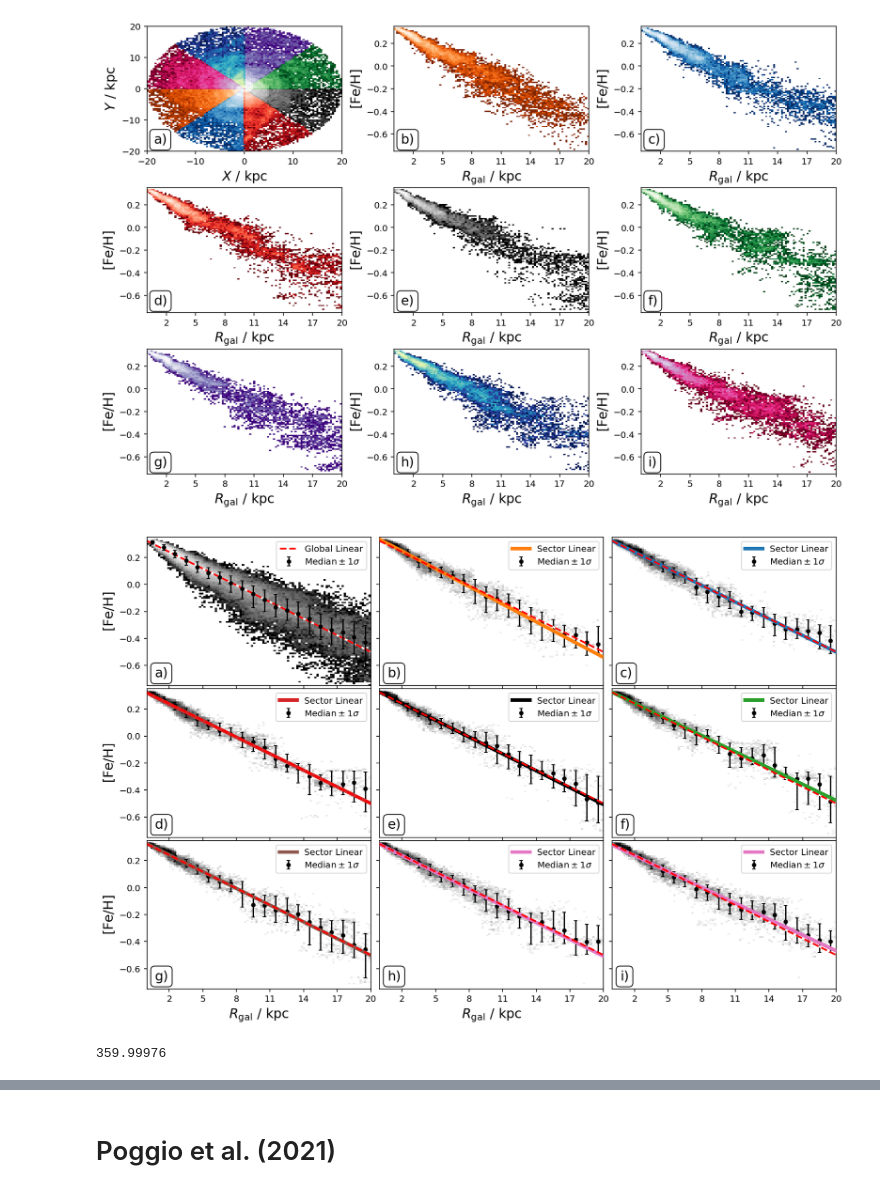
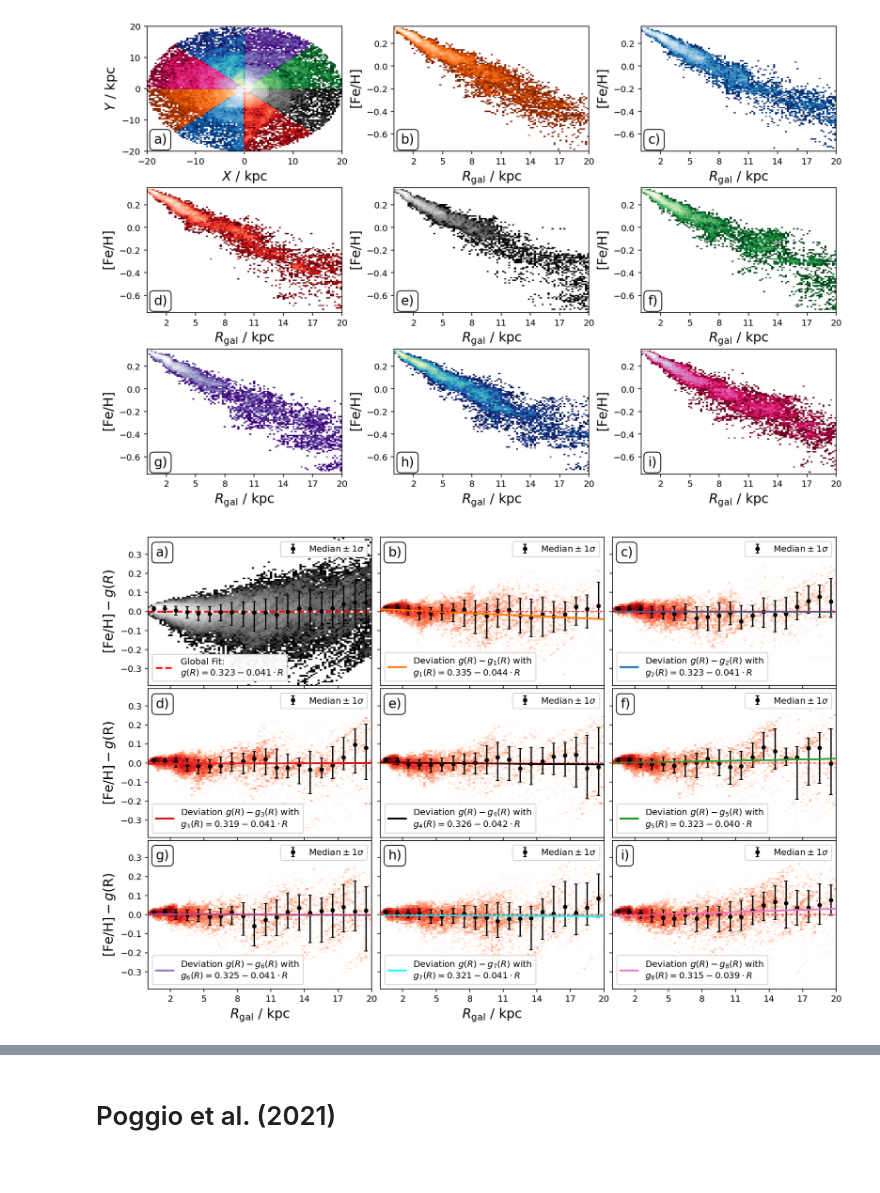
Before and after one commit to svenbuder/nihao_radial_metallicity_gradients, a Jupyter notebook: nihao_radial_metallicity_gradients.ipynb, the cells around one changed output, grey strips where cells are left out. Saved outputs shown, nothing was run; the diff lists cells and outputs as text; code cells hidden in the pictures.

Commit message:
change sector plots from fe_h to delta fe_h for better visibility

```diff
--- a/nihao_radial_metallicity_gradients.ipynb
+++ b/nihao_radial_metallicity_gradients.ipynb
@@ -419,15 +419,16 @@ plt.close()
 # %% [output]
 [figure]
 # %%
-f, axes = plt.subplots(3,3,figsize=(12,8),sharex=True,sharey=True)
+f, axes = plt.subplots(3,3,figsize=(12,8), sharex=True,sharey=True)
 
 axes = axes.flatten()
 
 ax = axes[0]
-ax.text(0.035,0.04,panels[0],fontsize=15,transform=ax.transAxes,va='bottom',ha='left',bbox=dict(boxstyle='round', facecolor='w', alpha=0.95))
-ax.set_ylabel(r'$\mathrm{[Fe/H]}$')
+ax.text(0.035,0.94,panels[0],fontsize=15,transform=ax.transAxes,va='top',ha='left',bbox=dict(boxstyle='round', facecolor='w', alpha=0.95))
+ax.set_ylabel(r'$\mathrm{[Fe/H]} - g(R)$')
 
 R_max = 20
+feh_minmax = 0.39
 
 in_range = (
     (sim_stars['R'] < R_max) &
@@ -447,15 +448,16 @@ sim_stars['Fe_H_residuals'] = sim_stars['Fe_H'] - sim_stars['Fe_H_linear_model']
 
 ax.hist2d(
     sim_stars['R'][in_range],
-    sim_stars['Fe_H'][in_range],
+    sim_stars['Fe_H_residuals'][in_range],
     cmin = 1, cmap = 'Greys_r',
     norm = LogNorm(),
-    bins = (np.linspace(0,20,100),np.linspace(-0.75,0.35,100)),
+    bins = (np.linspace(0,20,100),np.linspace(-feh_minmax,feh_minmax,100)),
     zorder = 1
 )
 
 R_line = np.linspace(0,R_max,100).reshape(-1, 1)
-Fe_H_line = model_global.predict(R_line)
+# Fe_H_line = model_global.predict(R_line)
+Fe_H_line = np.zeros(len(R_line))
 
 ax.plot(
     R_line,
@@ -463,13 +465,12 @@ ax.plot(
     c = 'w',lw=2,
     zorder = 2
 )
-ax.plot(
+s2 = ax.plot(
     R_line,
     Fe_H_line,
     c = 'r',lw=2,ls='dashed',
-    zorder = 2, label = 'Global Linear'
+    zorder = 2, label = 'Global Fit:\n'+r'$g(R) = '+"{:.3f}".format(model_global.intercept_)+' '+"{:.3f}".format(model_global.coef_[0])+'\cdot R$'
 )
-
 
 R_bins = np.linspace(0,R_max,21)
 
@@ -481,39 +482,46 @@ for R_index, (R_bin_min, R_bin_max) in enumerate(zip(R_bins[:-1],R_bins[1:])):
         (sim_stars['age'] < 1.0)
     )
 
-    perc = np.percentile(sim_stars['Fe_H'][in_R],q=[16,50,84])
+    perc = np.percentile(sim_stars['Fe_H_residuals'][in_R],q=[16,50,84])
 
     if R_index == 0:
         label = r'$\mathrm{Median}\pm 1 \sigma$'
     else:
         label = '_nolegend_'
 
-    ax.errorbar(
+    s = ax.errorbar(
         0.5*(R_bin_min+R_bin_max),
         perc[1],
         yerr = [[perc[1]-perc[0]],[perc[2]-perc[1]]],
         c = 'k',ms=4,fmt='o',label = label,
         capsize=2, zorder = 3
     )
+    if R_index == 0:
+        legend_labels = []
+        legend_labels.append(s)
 
+legend_labels.append(s2)
 
-ax.legend(loc='upper right',fontsize=10)
+legend2 = ax.legend(handles=legend_labels[:1], loc='upper right',fontsize=10, framealpha=0.95)
+ax.add_artist(legend2)
+
+ax.legend(handles=legend_labels[1], loc='lower left',fontsize=10, framealpha=0.95)
 
 # colormaps = ['Oranges_r', 'Blues_r', 'Reds_r', 'Greys_r', 'Greens_r', 'Purples_r', 'YlGnBu_r', 'PuRd_r']
-colors = ['C1', 'C0', 'C3', 'k', 'C2', 'C5', 'C6', 'C6']
+colors = ['C1', 'C0', 'C3', 'k', 'C2', 'C4', 'cyan','C6']
 
 phi_angle = 45
 
 for phi_index in range(int(360/phi_angle)):
 
     if phi_index in [3,6]:
-        ax.set_ylabel(r'$\mathrm{[Fe/H]}$')
+        ax.set_ylabel(r'$\mathrm{[Fe/H]} - g(\mathrm{R})$')
     if phi_index in [6,7,8]:
         ax.set_xlabel(r'$R_\mathrm{gal}~/~\mathrm{kpc}$')
         ax.set_xticks([2,5,8,11,14,17,20])
 
     ax = axes[phi_index+1]
-    ax.text(0.035,0.04,panels[phi_index+1],fontsize=15,transform=ax.transAxes,va='bottom',ha='left',bbox=dict(boxstyle='round', facecolor='w', alpha=0.95))
+    ax.text(0.035,0.94,panels[phi_index+1],fontsize=15,transform=ax.transAxes,va='top',ha='left',bbox=dict(boxstyle='round', facecolor='w', alpha=0.95))
 
     in_phi_range = (
         (sim_stars['R'] < R_max) &
@@ -523,6 +531,8 @@ for phi_index in range(int(360/phi_angle)):
     )
 
     R_bins = np.linspace(0,R_max,21)
+
+    legend_labels = []
 
     for R_index, (R_bin_min, R_bin_max) in enumerate(zip(R_bins[:-1],R_bins[1:])):
 
@@ -534,20 +544,22 @@ for phi_index in range(int(360/phi_angle)):
             (sim_stars['phi'] + np.pi <= (((phi_index+1) * phi_angle / 360) * 2*np.pi))
         )
 
-        perc = np.percentile(sim_stars['Fe_H'][in_phi_range_R],q=[16,50,84])
+        perc = np.percentile(sim_stars['Fe_H_residuals'][in_phi_range_R],q=[16,50,84])
 
         if R_index == 0:
             label = r'$\mathrm{Median}\pm 1 \sigma$'
         else:
             label = '_nolegend_'
 
-        ax.errorbar(
+        s = ax.errorbar(
             0.5*(R_bin_min+R_bin_max),
             perc[1],
             yerr = [[perc[1]-perc[0]],[perc[2]-perc[1]]],
             c = 'k',ms=4,fmt='o',label = label,
             capsize=2, zorder = 2
         )
+        if R_index==0:
+            legend_labels.append(s)
 
     # Fit a linear regression model
     R    = sim_stars['R'][in_phi_range].reshape(-1, 1)  # Reshape for sklearn
@@ -555,50 +567,47 @@ for phi_index in range(int(360/phi_angle)):
 
     model_sector = LinearRegression()
     model_sector.fit(R, Fe_H)
 
-    ax.plot(
+    s = ax.plot(
         R_line,
-        model_sector.predict(R_line),
-        c = colors[phi_index],lw=4,
-        zorder = 3, label = 'Sector Linear'
+        model_sector.predict(R_line) - model_global.predict(R_line),
+        c = colors[phi_index],lw=2,
+        zorder = 3, label = r'Deviation $g(R) - g_'+str(phi_index+1)+'(R)$ with \n'+r'$g_'+str(phi_index+1)+'(R) = '+"{:.3f}".format(model_sector.intercept_)+' '+"{:.3f}".format(model_sector.coef_[0])+'\cdot R$'
     )
+    legend_labels.append(s)
 
-    ax.legend()
-    ax.legend(loc='upper right',fontsize=10)
-
+    legend2 = ax.legend(handles=legend_labels[:1], loc='upper right',fontsize=10)
+    ax.add_artist(legend2)
+    ax.legend(handles=legend_labels[1], loc='lower left',fontsize=10)
 
     ax.hist2d(
         sim_stars['R'][in_phi_range],
-        sim_stars['Fe_H'][in_phi_range],
-        cmin = 1, cmap = 'Greys',
+        sim_stars['Fe_H'][in_phi_range] - model_global.predict(R),
+        cmin = 1, cmap = 'Reds',
         norm = LogNorm(),
-        bins = (np.linspace(0,20,100),np.linspace(-0.75,0.35,100)),
+        bins = (np.linspace(0,20,100),np.linspace(-feh_minmax,feh_minmax,100)),
         zorder = 1
     )
 
     ax.plot(
         R_line,
         Fe_H_line,
-        c = 'w',lw=2,
+        c = 'w',lw=1,
         zorder = 2
     )
     ax.plot(
         R_line,
         Fe_H_line,
-        c = 'r',lw=2,ls='dashed',
+        c = 'r',lw=1,ls='dashed',
         zorder = 3
     )
 
 plt.tight_layout(w_pad=0,h_pad=0)
 plt.savefig('figures/linear_radial_metallicity_gradients_mw_in_angles.png',dpi=300,bbox_inches='tight')
 plt.show()
 plt.close()
 # %% [output]
-[figure, old version]
+[figure, new version]
-# %%
-np.max(sim_stars['phi_angle'])
-# %% [output]
-359.99976
 # %%
 phi_angle = 45
 R_max = 20
```
Also changed, not shown: parts of 1 cell of this notebook, 1 other file.
